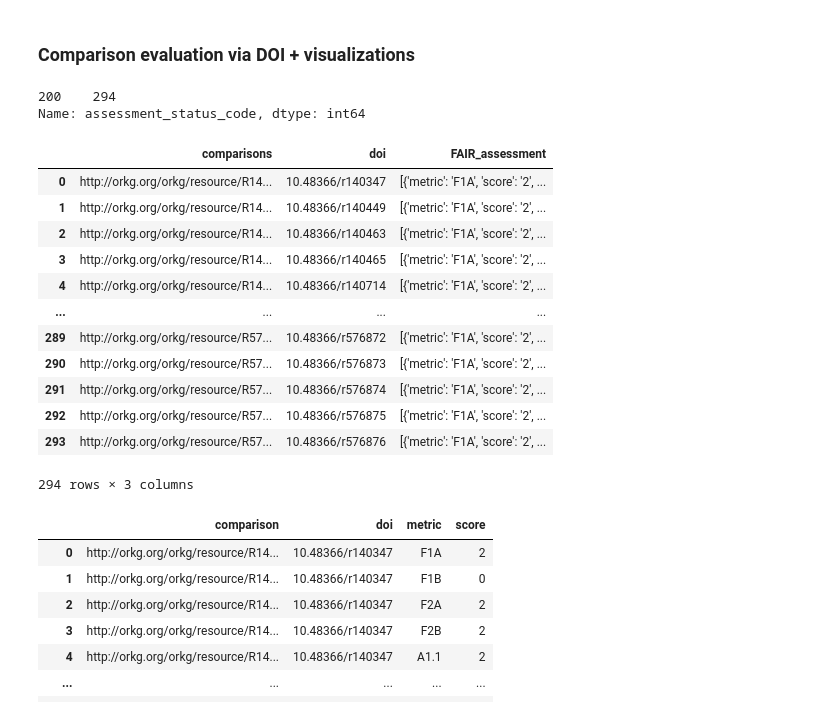
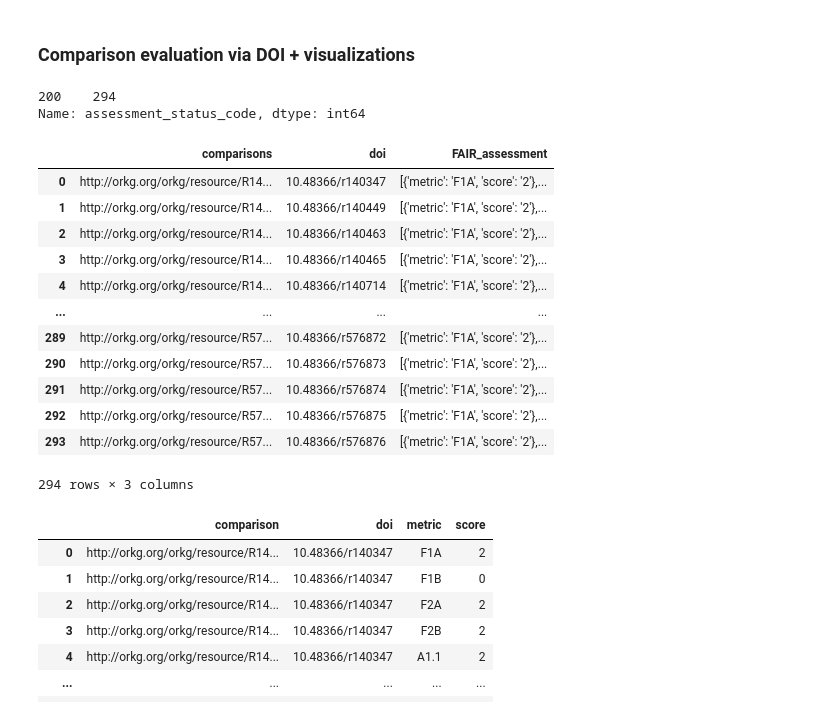
Before and after one commit to mwurzbacher/FAIRness-assessment-tools-evaluation-using-ORKG, a Jupyter notebook: FAIR_Checker_evaluation.ipynb, the cells around one changed output. Drawn from its saved outputs; the diff is of its cells as text; code cells hidden in the pictures.

```diff
--- a/FAIR_Checker_evaluation.ipynb
+++ b/FAIR_Checker_evaluation.ipynb
@@ -41,3 +43,12 @@ def get_principle_from_metric(metric):
         return 'interoperable'
     else:
         return 'reusable'
+# %%
+def build_assessment_json(assessment):
+    regex_result = re.findall("'metric': '.*?', 'score': '.*?'", assessment)
+    assessment_list = []
+    for result in regex_result:
+        result = result.replace("\'", "\"")
+        assessment_dict = json.loads("{"+result+"}")
+        assessment_list.append(assessment_dict)
+    return assessment_list
@@ -681,26 +701,27 @@ Couldn't find program: 'false'
 # %% [markdown]
 ### Comparison evaluation via DOI + visualizations
 # %%
-comparison_doi_df = pd.read_pickle("assessed_data/comparison_doi_df_FAIRChecker_assessment2023-03-29.pkl")
+comparison_doi_df = pd.read_csv("assessed_data/comparison_doi_df_FAIRChecker_assessment2023-03-29.csv", index_col=0)
 print(comparison_doi_df["assessment_status_code"].value_counts())
 comparison_doi_df = comparison_doi_df[comparison_doi_df["assessment_status_code"] == 200]
 comparison_doi_df = comparison_doi_df.drop(labels=["assessment_status_code"], axis=1)
+comparison_doi_df["FAIR_assessment"] = comparison_doi_df["FAIR_assessment"].map(lambda x: build_assessment_json(x))
 comparison_doi_df
 # %% [output]
 200    294
 Name: assessment_status_code, dtype: int64
 |  | comparisons | doi | FAIR_assessment |
-| 0 | http://orkg.org/orkg/resource/R14... | 10.48366/r140347 | [{'metric': 'F1A', 'score': '2', ... |
-| 1 | http://orkg.org/orkg/resource/R14... | 10.48366/r140449 | [{'metric': 'F1A', 'score': '2', ... |
-| 2 | http://orkg.org/orkg/resource/R14... | 10.48366/r140463 | [{'metric': 'F1A', 'score': '2', ... |
-| 3 | http://orkg.org/orkg/resource/R14... | 10.48366/r140465 | [{'metric': 'F1A', 'score': '2', ... |
-| 4 | http://orkg.org/orkg/resource/R14... | 10.48366/r140714 | [{'metric': 'F1A', 'score': '2', ... |
+| 0 | http://orkg.org/orkg/resource/R14... | 10.48366/r140347 | [{'metric': 'F1A', 'score': '2'},... |
+| 1 | http://orkg.org/orkg/resource/R14... | 10.48366/r140449 | [{'metric': 'F1A', 'score': '2'},... |
+| 2 | http://orkg.org/orkg/resource/R14... | 10.48366/r140463 | [{'metric': 'F1A', 'score': '2'},... |
+| 3 | http://orkg.org/orkg/resource/R14... | 10.48366/r140465 | [{'metric': 'F1A', 'score': '2'},... |
+| 4 | http://orkg.org/orkg/resource/R14... | 10.48366/r140714 | [{'metric': 'F1A', 'score': '2'},... |
 | ... | ... | ... | ... |
-| 289 | http://orkg.org/orkg/resource/R57... | 10.48366/r576872 | [{'metric': 'F1A', 'score': '2', ... |
-| 290 | http://orkg.org/orkg/resource/R57... | 10.48366/r576873 | [{'metric': 'F1A', 'score': '2', ... |
-| 291 | http://orkg.org/orkg/resource/R57... | 10.48366/r576874 | [{'metric': 'F1A', 'score': '2', ... |
-| 292 | http://orkg.org/orkg/resource/R57... | 10.48366/r576875 | [{'metric': 'F1A', 'score': '2', ... |
-| 293 | http://orkg.org/orkg/resource/R57... | 10.48366/r576876 | [{'metric': 'F1A', 'score': '2', ... |
+| 289 | http://orkg.org/orkg/resource/R57... | 10.48366/r576872 | [{'metric': 'F1A', 'score': '2'},... |
+| 290 | http://orkg.org/orkg/resource/R57... | 10.48366/r576873 | [{'metric': 'F1A', 'score': '2'},... |
+| 291 | http://orkg.org/orkg/resource/R57... | 10.48366/r576874 | [{'metric': 'F1A', 'score': '2'},... |
+| 292 | http://orkg.org/orkg/resource/R57... | 10.48366/r576875 | [{'metric': 'F1A', 'score': '2'},... |
+| 293 | http://orkg.org/orkg/resource/R57... | 10.48366/r576876 | [{'metric': 'F1A', 'score': '2'},... |
 294 rows × 3 columns
 # %%
 assessment_compdoi_df = pd.DataFrame()
```
Also changed, not shown: parts of 23 cells of this notebook, 14 other files.
